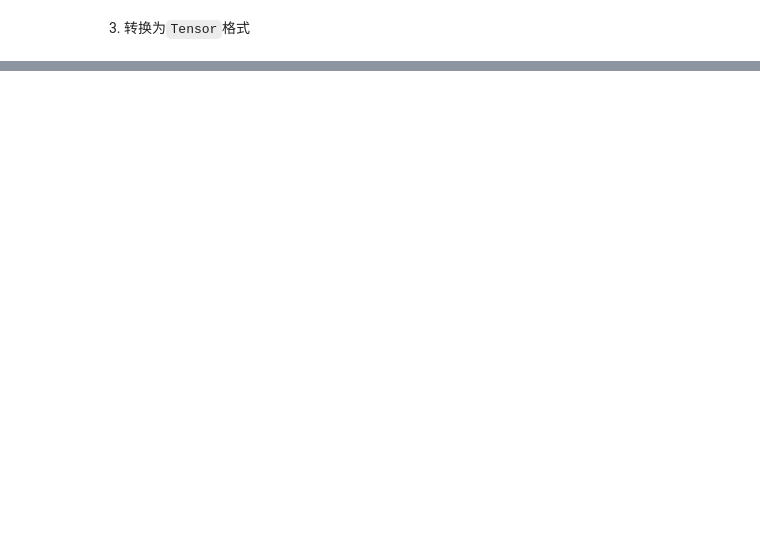
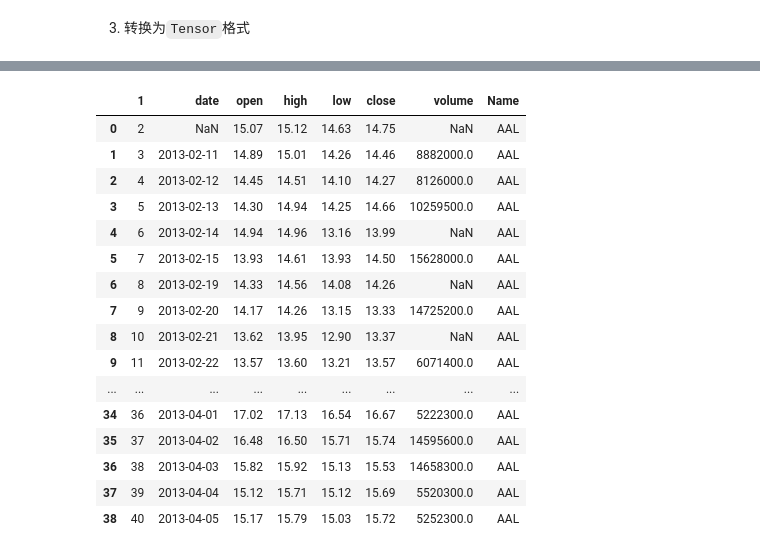
Before and after one commit to RenGeJiaYou/D2L_learning, a Jupyter notebook: 1.Preliminaries/2.Data Preprocessing.ipynb, the cells around one changed output, grey strips where cells are left out. Saved outputs shown, nothing was run; the diff lists cells and outputs as text; code cells hidden in the pictures; blank space fills up the shorter version.

```diff
--- a/1.Preliminaries/2.Data Preprocessing.ipynb
+++ b/1.Preliminaries/2.Data Preprocessing.ipynb
@@ -61,0 +167,26 @@ print(inputs)
+# %%
+# 1.删除缺失值最多的列。
+# (1) 导入 DataFrame
+# (2) 遍历列，记录当前最多 NA 值的列名（或列序号）
+# (3) 按照列名（或列序号）删除该列
+data_with_na = os.path.join("..", "data", "2.2.5 Exercises.csv")
+data = pd.read_csv(data_with_na, sep='\t')
+data
+# %% [output]
+|  | 1 | date | open | high | low | close | volume | Name |
+| 0 | 2 | NaN | 15.07 | 15.12 | 14.63 | 14.75 | NaN | AAL |
+| 1 | 3 | 2013-02-11 | 14.89 | 15.01 | 14.26 | 14.46 | 8882000.0 | AAL |
+| 2 | 4 | 2013-02-12 | 14.45 | 14.51 | 14.10 | 14.27 | 8126000.0 | AAL |
+| 3 | 5 | 2013-02-13 | 14.30 | 14.94 | 14.25 | 14.66 | 10259500.0 | AAL |
+| 4 | 6 | 2013-02-14 | 14.94 | 14.96 | 13.16 | 13.99 | NaN | AAL |
+| 5 | 7 | 2013-02-15 | 13.93 | 14.61 | 13.93 | 14.50 | 15628000.0 | AAL |
+| 6 | 8 | 2013-02-19 | 14.33 | 14.56 | 14.08 | 14.26 | NaN | AAL |
+| 7 | 9 | 2013-02-20 | 14.17 | 14.26 | 13.15 | 13.33 | 14725200.0 | AAL |
+| 8 | 10 | 2013-02-21 | 13.62 | 13.95 | 12.90 | 13.37 | NaN | AAL |
+| 9 | 11 | 2013-02-22 | 13.57 | 13.60 | 13.21 | 13.57 | 6071400.0 | AAL |
+| ... | ... | ... | ... | ... | ... | ... | ... | ... |
+| 34 | 36 | 2013-04-01 | 17.02 | 17.13 | 16.54 | 16.67 | 5222300.0 | AAL |
+| 35 | 37 | 2013-04-02 | 16.48 | 16.50 | 15.71 | 15.74 | 14595600.0 | AAL |
+| 36 | 38 | 2013-04-03 | 15.82 | 15.92 | 15.13 | 15.53 | 14658300.0 | AAL |
+| 37 | 39 | 2013-04-04 | 15.12 | 15.71 | 15.12 | 15.69 | 5520300.0 | AAL |
+| 38 | 40 | 2013-04-05 | 15.17 | 15.79 | 15.03 | 15.72 | 5252300.0 | AAL |
```
Also changed, not shown: parts of 22 cells of this notebook, 38 other files.
